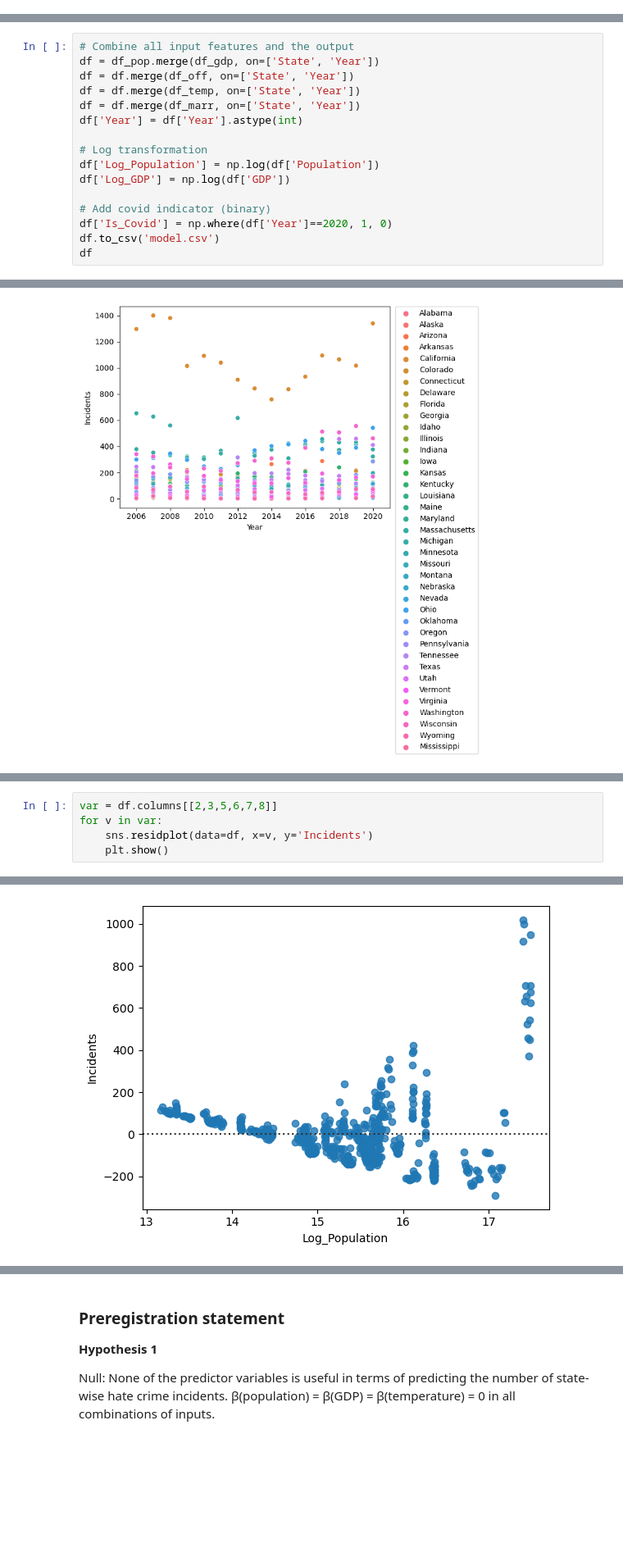
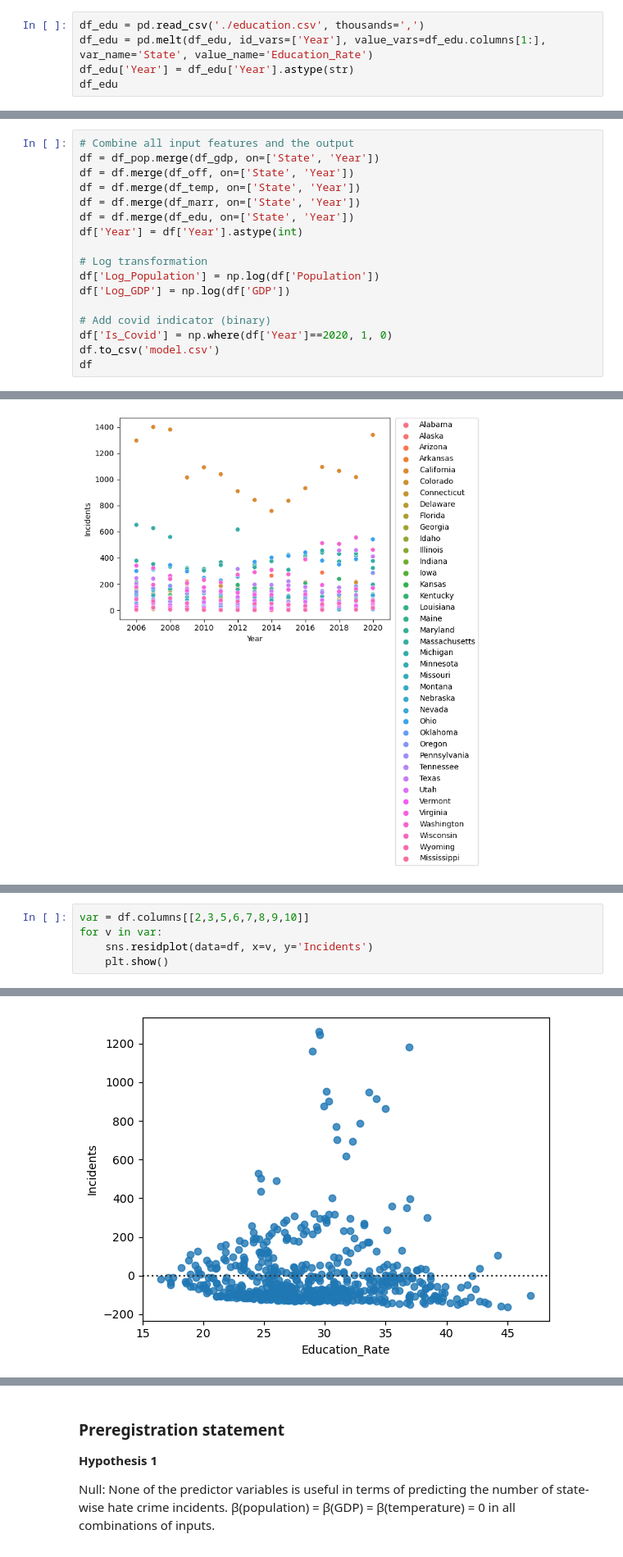
Before and after one commit to ChenTsizhen/2950_Project, a Jupyter notebook: master.ipynb, the cells around one changed output, grey strips where cells are left out. Shown at 82% size. Cells and saved outputs as stored; diff of their text form; blank space fills up the shorter version.

Commit message:
add edu rate

```diff
--- a/master.ipynb
+++ b/master.ipynb
@@ -205,3 +205,8 @@ df_marr
 | 1222 | Wisconsin | 1990 | 7.9 |
 | 1223 | Wyoming | 1990 | 10.7 |
 1224 rows × 3 columns
+# %%
+df_edu = pd.read_csv('./education.csv', thousands=',')
+df_edu = pd.melt(df_edu, id_vars=['Year'], value_vars=df_edu.columns[1:], var_name='State', value_name='Education_Rate')
+df_edu['Year'] = df_edu['Year'].astype(str)
+df_edu
@@ -216,6 +235,7 @@ df = df_pop.merge(df_gdp, on=['State', 'Year'])
 df = df.merge(df_off, on=['State', 'Year'])
 df = df.merge(df_temp, on=['State', 'Year'])
 df = df.merge(df_marr, on=['State', 'Year'])
+df = df.merge(df_edu, on=['State', 'Year'])
 df['Year'] = df['Year'].astype(int)
 
 # Log transformation
@@ -266,11 +287,11 @@ df.iloc[:,5:].corr()
 # %%
-var = df.columns[[2,3,5,6,7,8]]
+var = df.columns[[2,3,5,6,7,8,9,10]]
 for v in var:
     sns.residplot(data=df, x=v, y='Incidents')
     plt.show()
 # %% [output]
 [figure]
 [figure]
 [figure]
 [figure]
-[figure, old version]
+[figure, new version]
```
Also changed, not shown: parts of 13 cells of this notebook, 7 other files.
